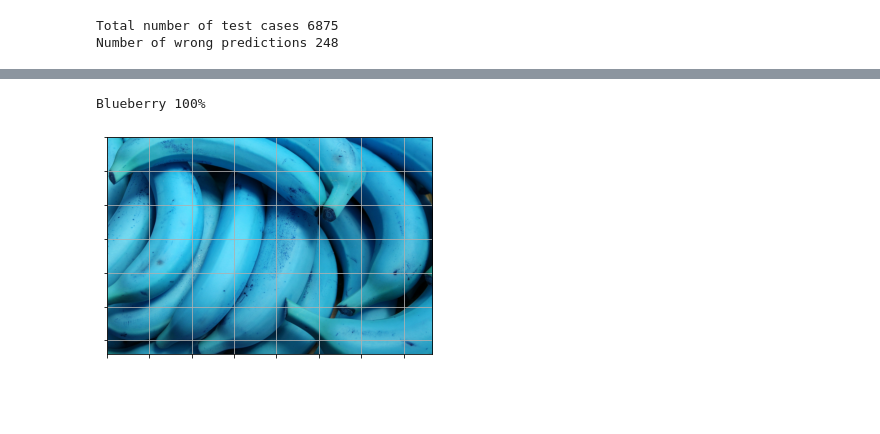
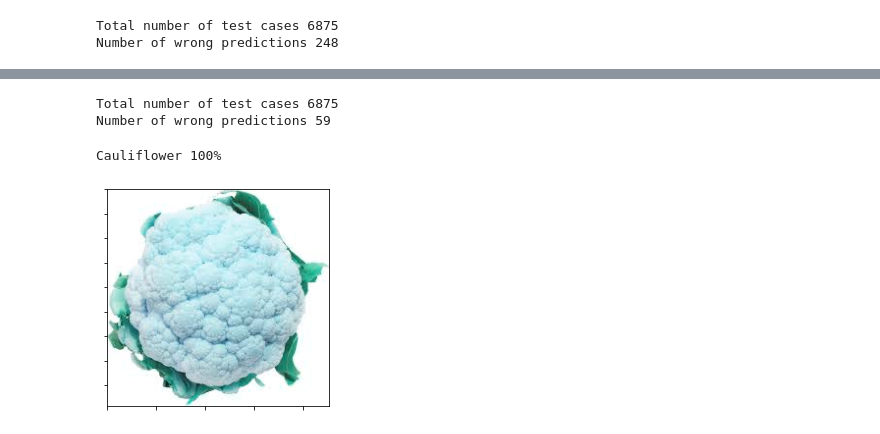
Before and after one commit to ganeshkuikel/fruit_classsification, a Jupyter notebook: Fruits.ipynb, the cells around one changed output, grey strips where cells are left out. Saved outputs shown, nothing was run; the diff lists cells and outputs as text; code cells hidden in the pictures; blank space fills up the shorter version.

Commit message:
Comparison of 3 different models

```diff
--- a/Fruits.ipynb
+++ b/Fruits.ipynb
@@ -50,19 +50,19 @@ testing_datagen = ImageDataGenerator(rescale = 1./255.)
 
 training_data = training_datagen.flow_from_directory(
                     Training_directory,
-                    target_size = (32,32),
-                    batch_size = 16,
+                    target_size = (150,150),
+                    batch_size = 32,
                     class_mode = 'categorical'
 )
 
 testing_data = testing_datagen.flow_from_directory(
                     Testing_directory,
-                    target_size = (32,32),
-                    batch_size = 16,
+                    target_size = (150,150),
+                    batch_size = 32,
                     class_mode = 'categorical',
                     shuffle=False
 )
-batch_size = 16
+batch_size = 32
 training_step = len(training_data)*batch_size
 testing_step = len(testing_data)*batch_size
 print(testing_step)
@@ -396,0 +550,8 @@ Number of wrong predictions 248
+# %%
+conf = confusion_matrix(y_test,transform_p_test)
+plt.figure(figsize=(10,10))
+plt.imshow(conf, interpolation='nearest')
+plt.colorbar()
+tick_marks = np.arange(len(classes))
+_ = plt.xticks(tick_marks, classes, rotation=90)
+_ = plt.yticks(tick_marks, classes)
@@ -397,35 +560,48 @@ Number of wrong predictions 248
+# %%
+# For transfer learning model number of wrong prediction
+count1=0
+for i in range(len(y_test)):
+    if y_test[i] != transform_p_test[i]:
+        count1 += 1
+print('Total number of test cases', ((len(y_test))))
+print('Number of wrong predictions', count1)
+# %% [output]
+Total number of test cases 6875
+Number of wrong predictions 59
 # %%
 import cv2
-model= tf.keras.models.load_model('With 3 layers 32 by 32.h5')
+# Using transfer learning model that was just saved
+model= tf.keras.models.load_model('model_from_tf.h5')
 def predict_one_image(img, model):
-    img = cv2.resize(img, (32, 32), interpolation = cv2.INTER_CUBIC)
-    img = np.reshape(img, (1, 32, 32, 3))
+    img = cv2.resize(img, (150, 150), interpolation = cv2.INTER_CUBIC)
+    img = np.reshape(img, (1, 150, 150, 3))
     img = img/255.
     pred = model.predict(img)
     class_num = np.argmax(pred)
     return class_num, np.max(pred)
 # %%
+# Here as our training dataset is quite odd so it does not predicts all items correct it does classifies them correct.
 datas=os.listdir("../fruits-360/Test")
-test_img = cv2.imread('C:/Users/Ganesh/Downloads/bananas-3700718_1920.jpg')
+test_img = cv2.imread('C:/Users/Ganesh/Documents/tensorflow/Image Processing/classify fruits/fruits-360/test-multiple_fruits/cauliflower.jpg')
 pred, probability = predict_one_image(test_img,model)
 if probability > 0.5:
     print('%s %d%%' % (datas[pred], round(probability, 2) * 100))
     _, ax = plt.subplots(1)
     plt.imshow(test_img)
     # Turn off tick labels
     ax.set_yticklabels([])
     ax.set_xticklabels([])
-    plt.grid('off')
+#     plt.grid('off')
     plt.show()
 else:
     print("This is not fruit photo.Upload a fruit photo")
     _, ax = plt.subplots(1)
     plt.imshow(test_img)
     # Turn off tick labels
     ax.set_yticklabels([])
     ax.set_xticklabels([])
     plt.grid('off')
     plt.show()
 # %% [output]
-Blueberry 100%
+Cauliflower 100%
-[figure, old version]
+[figure, new version]
```
Also changed, not shown: parts of 19 cells of this notebook.
